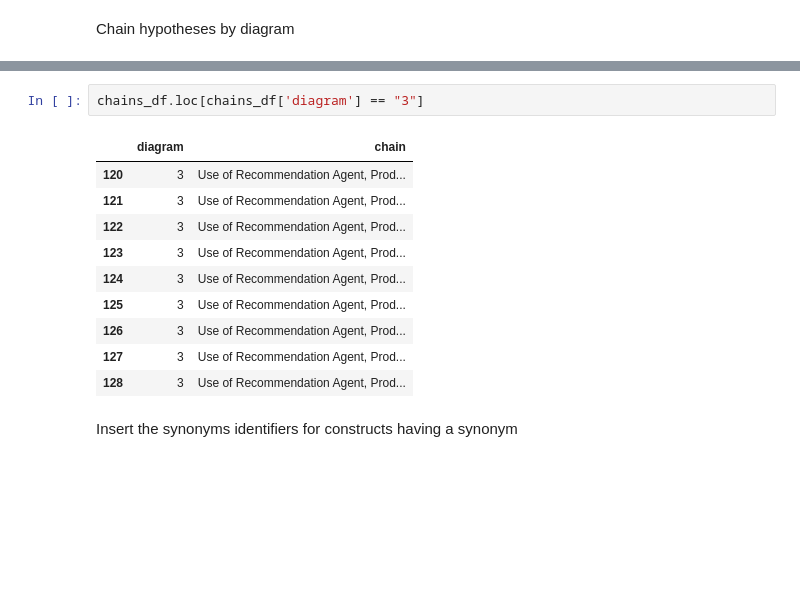
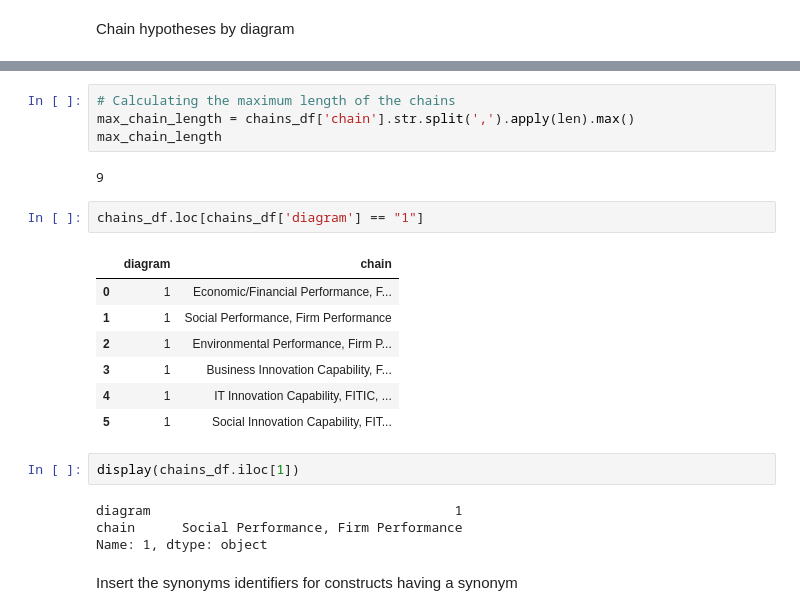
Before and after one commit to TimothyKusuma/Master-Thesis, a Jupyter notebook: ipynb_notebooks/indirect_relations.ipynb, the cells around one changed output, grey strips where cells are left out. Saved outputs shown, nothing was run; the diff lists cells and outputs as text; blank space fills up the shorter version.

```diff
--- a/ipynb_notebooks/indirect_relations.ipynb
+++ b/ipynb_notebooks/indirect_relations.ipynb
@@ -215,19 +208,28 @@ chains_df
 | 443 | 99 | Involvement in Virtual Community,... |
 | 444 | 99 | Involvement in Virtual Community,... |
 445 rows × 2 columns
+# %%
+# Calculating the maximum length of the chains
+max_chain_length = chains_df['chain'].str.split(',').apply(len).max()
+max_chain_length
+# %% [output]
+9
 # %%
-chains_df.loc[chains_df['diagram'] == "3"]
+chains_df.loc[chains_df['diagram'] == "1"]
 # %% [output]
 |  | diagram | chain |
-| 120 | 3 | Use of Recommendation Agent, Prod... |
-| 121 | 3 | Use of Recommendation Agent, Prod... |
-| 122 | 3 | Use of Recommendation Agent, Prod... |
-| 123 | 3 | Use of Recommendation Agent, Prod... |
-| 124 | 3 | Use of Recommendation Agent, Prod... |
-| 125 | 3 | Use of Recommendation Agent, Prod... |
-| 126 | 3 | Use of Recommendation Agent, Prod... |
-| 127 | 3 | Use of Recommendation Agent, Prod... |
-| 128 | 3 | Use of Recommendation Agent, Prod... |
+| 0 | 1 | Economic/Financial Performance, F... |
+| 1 | 1 | Social Performance, Firm Performance |
+| 2 | 1 | Environmental Performance, Firm P... |
+| 3 | 1 | Business Innovation Capability, F... |
+| 4 | 1 | IT Innovation Capability, FITIC, ... |
+| 5 | 1 | Social Innovation Capability, FIT... |
+# %%
+display(chains_df.iloc[1])
+# %% [output]
+diagram                                       1
+chain      Social Performance, Firm Performance
+Name: 1, dtype: object
 # %% [markdown]
 Insert the synonyms identifiers for constructs having a synonym
 # %%
```
Also changed, not shown: parts of 13 cells of this notebook, 2 other files.
